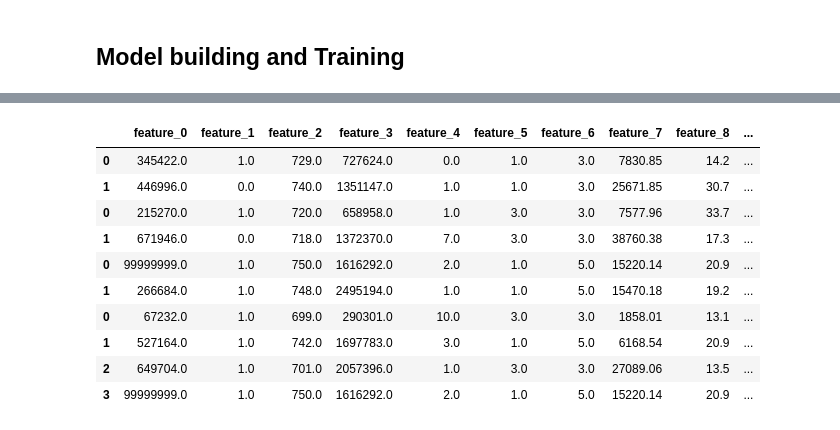
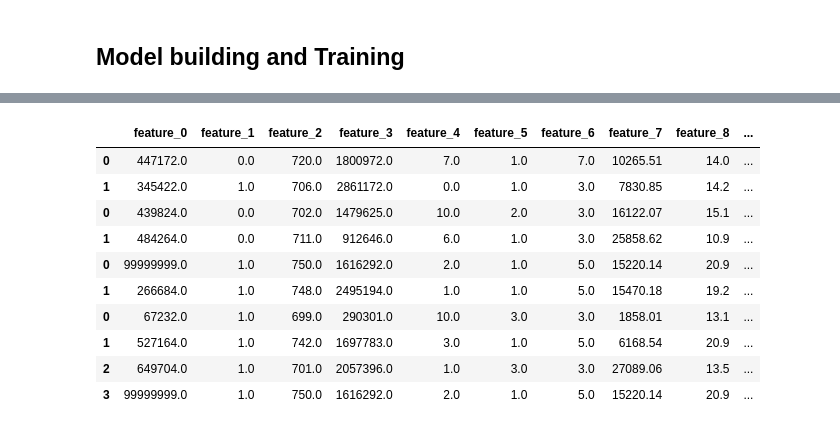
Before and after one commit to lrosati42/XAI_project, a Jupyter notebook: chandana_main.ipynb, the cells around one changed output, grey strips where cells are left out. Saved outputs shown, nothing was run; the diff lists cells and outputs as text; code cells hidden in the pictures.

```diff
--- a/chandana_main.ipynb
+++ b/chandana_main.ipynb
@@ -551,0 +825,30 @@ print(x_train.shape , x_test.shape)
+# %%
+# Instantiate the XGBClassifier with hyperparameters
+xgb_classifier = XGBClassifier(
+    objective='binary:logistic',  # Binary classification problem
+    max_depth=3,                  # Maximum depth of a tree
+    learning_rate=0.1,            # Step size shrinkage used in each boosting step
+    n_estimators=100,             # Number of boosting rounds
+    subsample=0.8,                # Fraction of samples used for fitting the individual base learners
+    colsample_bytree=0.8,         # Fraction of features used for fitting the individual base learners
+    gamma=0.1,                    # Minimum loss reduction required to make a further partition on a leaf node
+    random_state=42               # Seed for reproducibility
+)
+
+# Train the classifier on the training set
+xgb_classifier.fit(X_train, y_train)
+
+# Make predictions on the testing set
+y_pred = xgb_classifier.predict(X_test)
+
+# Save the entire pipeline
+joblib.dump(xgb_classifier, 'xgbc.joblib')
+
+# Evaluate the model
+accuracy = accuracy_score(y_test, y_pred)
+conf_matrix = confusion_matrix(y_test, y_pred)
+classification_rep = classification_report(y_test, y_pred)
+
+print(f'Accuracy: {accuracy:.2f}')
+print(f'Confusion Matrix:\n{conf_matrix}')
+print(f'Classification Report:\n{classification_rep}')
@@ -613,39 +923,39 @@ df_output
 | 22385 | 1 | 1 |
 22386 rows × 2 columns
 # %%
-
+# Selecting few instances based on some criteria
 # 1. Misclassified Instances
 misclassified_indices = y_test != y_pred
 misclassified_instances = pd.DataFrame(x_test[misclassified_indices][:2], columns=[f'feature_{i}' for i in range(x_test.shape[1])])
 
 # 2. Low Confidence Predictions
-proba = pipeline.predict_proba(x_test)
+proba = xgb_classifier.predict_proba(x_test)
 low_confidence_indices = (proba.max(axis=1) < 0.7) & misclassified_indices
 low_confidence_instances = pd.DataFrame(x_test[low_confidence_indices][:2], columns=[f'feature_{i}' for i in range(x_test.shape[1])])
 
 # 3. High Confidence Predictions
 high_confidence_indices = (proba.max(axis=1) > 0.9) & (~misclassified_indices)
 high_confidence_instances = pd.DataFrame(x_test[high_confidence_indices][:2], columns=[f'feature_{i}' for i in range(x_test.shape[1])])
 
 # 4. Randomly Sample Remaining Instances
 correctly_classified_indices = ~misclassified_indices
 correctly_classified_instances = pd.DataFrame(x_test[correctly_classified_indices][:4], columns=[f'feature_{i}' for i in range(x_test.shape[1])])
 
 # 5. Combine and Inspect
 selected_instances = pd.concat([
     misclassified_instances,
     low_confidence_instances,
     high_confidence_instances,
     correctly_classified_instances
 ])
 
 selected_instances
 # %% [output]
 |  | feature_0 | feature_1 | feature_2 | feature_3 | feature_4 | feature_5 | feature_6 | feature_7 | feature_8 | ... |
-| 0 | 345422.0 | 1.0 | 729.0 | 727624.0 | 0.0 | 1.0 | 3.0 | 7830.85 | 14.2 | ... |
-| 1 | 446996.0 | 0.0 | 740.0 | 1351147.0 | 1.0 | 1.0 | 3.0 | 25671.85 | 30.7 | ... |
-| 0 | 215270.0 | 1.0 | 720.0 | 658958.0 | 1.0 | 3.0 | 3.0 | 7577.96 | 33.7 | ... |
-| 1 | 671946.0 | 0.0 | 718.0 | 1372370.0 | 7.0 | 3.0 | 3.0 | 38760.38 | 17.3 | ... |
+| 0 | 447172.0 | 0.0 | 720.0 | 1800972.0 | 7.0 | 1.0 | 7.0 | 10265.51 | 14.0 | ... |
+| 1 | 345422.0 | 1.0 | 706.0 | 2861172.0 | 0.0 | 1.0 | 3.0 | 7830.85 | 14.2 | ... |
+| 0 | 439824.0 | 0.0 | 702.0 | 1479625.0 | 10.0 | 2.0 | 3.0 | 16122.07 | 15.1 | ... |
+| 1 | 484264.0 | 0.0 | 711.0 | 912646.0 | 6.0 | 1.0 | 3.0 | 25858.62 | 10.9 | ... |
 | 0 | 99999999.0 | 1.0 | 750.0 | 1616292.0 | 2.0 | 1.0 | 5.0 | 15220.14 | 20.9 | ... |
 | 1 | 266684.0 | 1.0 | 748.0 | 2495194.0 | 1.0 | 1.0 | 5.0 | 15470.18 | 19.2 | ... |
 | 0 | 67232.0 | 1.0 | 699.0 | 290301.0 | 10.0 | 3.0 | 3.0 | 1858.01 | 13.1 | ... |
```
Also changed, not shown: parts of 67 cells of this notebook, 1 other file.
